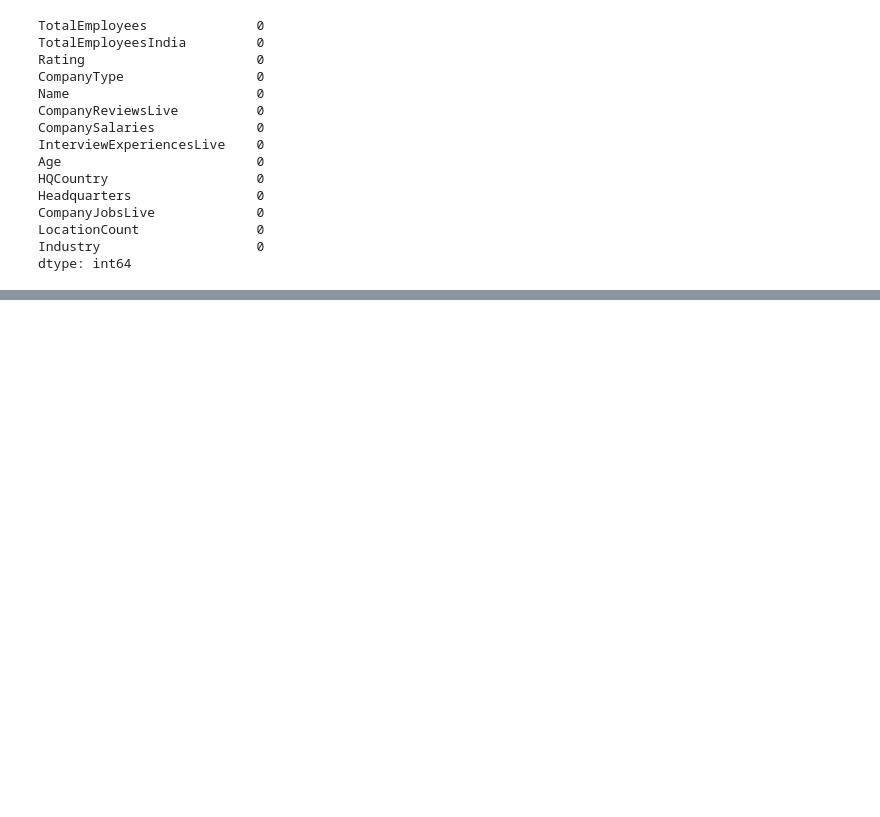
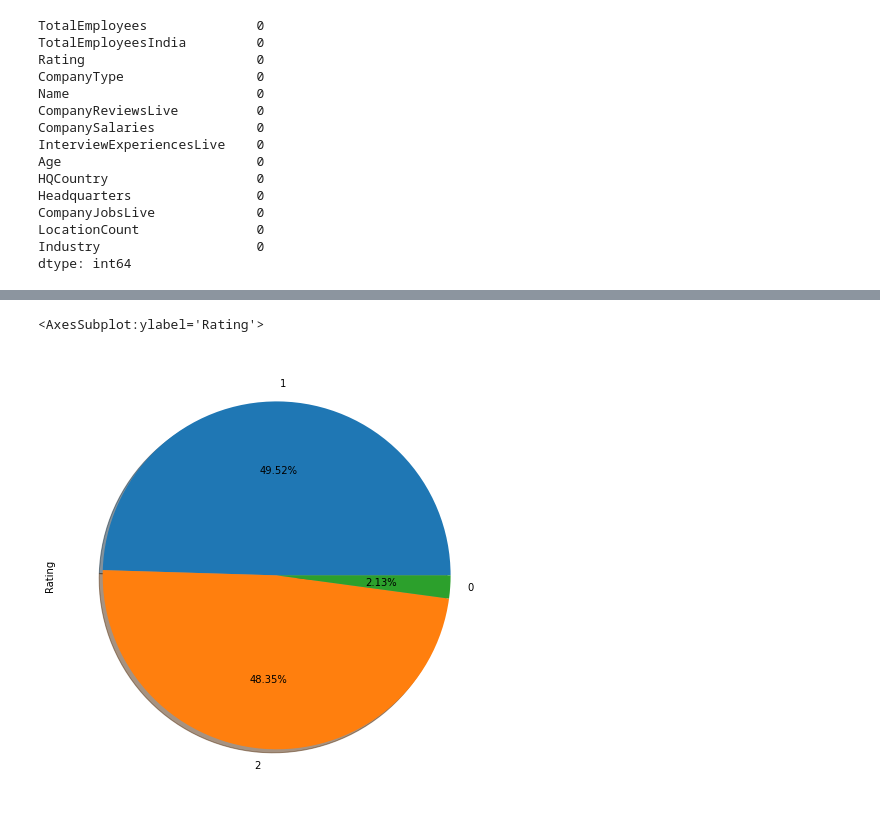
Before and after one commit to phuocleoceo/AmbitionBox-Rating, a Jupyter notebook: clean.ipynb, the cells around one changed output, grey strips where cells are left out. Saved outputs shown, nothing was run; the diff lists cells and outputs as text; code cells hidden in the pictures; blank space fills up the shorter version.

```diff
--- a/clean.ipynb
+++ b/clean.ipynb
@@ -389 +385,6 @@ df
 9988 rows × 14 columns
+# %%
+df["Rating"].value_counts().plot.pie(figsize=(8,8), shadow=True, autopct="%1.2f%%")
+# %% [output]
+<AxesSubplot:ylabel='Rating'>
+[figure, added]
```
Also changed, not shown: parts of 3 cells of this notebook, 2 other files.
